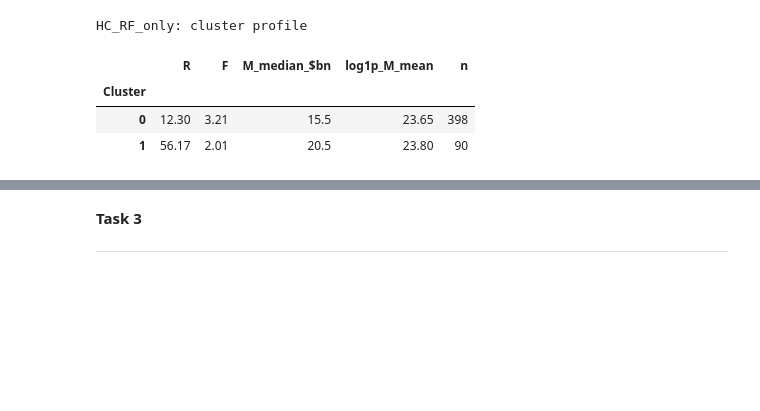
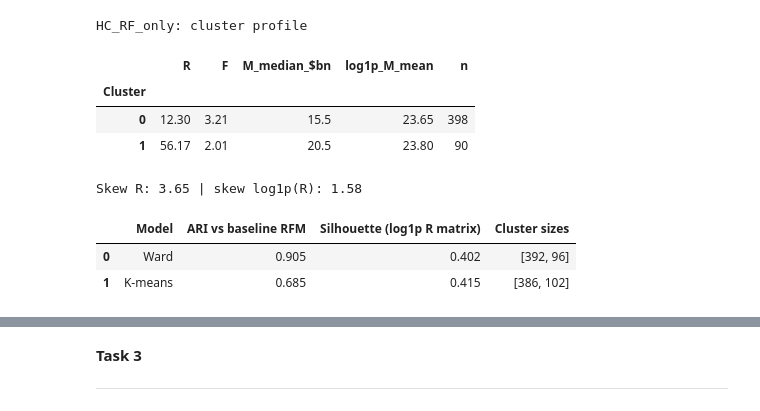
Before and after one commit to Sav200512/sp500-rfm-segmentation-cw, a Jupyter notebook: Task_1_2_and_3_cw_(20232749_W2151870).ipynb, the cells around one changed output, grey strips where cells are left out. Cells and saved outputs as stored; diff of their text form; code cells hidden in the pictures; blank space fills up the shorter version.

```diff
--- a/Task_1_2_and_3_cw_(20232749_W2151870).ipynb
+++ b/Task_1_2_and_3_cw_(20232749_W2151870).ipynb
@@ -1358,3 +1372,24 @@ HC_RF_only: cluster profile
 | Cluster |  |  |  |  |  |
 | 0 | 12.30 | 3.21 | 15.5 | 23.65 | 398 |
 | 1 | 56.17 | 2.01 | 20.5 | 23.80 | 90 |
+# %%
+#Robustness for 2.1: log1p(R) instead of R
+dfr = df.copy()
+dfr["log1p_R"] = np.log1p(dfr["R"])
+print("Skew R:", round(dfr["R"].skew(), 2), "| skew log1p(R):", round(dfr["log1p_R"].skew(), 2))
+LOGR_COLS = ["log1p_R", "F", "log1p_M"]
+X_logR = pd.DataFrame(StandardScaler().fit_transform(dfr[LOGR_COLS]), index=dfr.index, columns=LOGR_COLS)
+lab_w = cut_tree(linkage(X_logR.values, method="ward", metric="euclidean"), n_clusters=2).ravel()
+lab_k = KMeans(n_clusters=2, n_init=20, random_state=SEED).fit_predict(X_logR)
+rob = pd.DataFrame([
+    {"Model": "Ward",    "ARI vs baseline RFM": adjusted_rand_score(assign["HC_RFM"], lab_w),
+     "Silhouette (log1p R matrix)": silhouette_score(X_logR, lab_w), "Cluster sizes": sorted(np.bincount(lab_w).tolist(), reverse=True)},
+    {"Model": "K-means", "ARI vs baseline RFM": adjusted_rand_score(assign["KM_RFM"], lab_k),
+     "Silhouette (log1p R matrix)": silhouette_score(X_logR, lab_k), "Cluster sizes": sorted(np.bincount(lab_k).tolist(), reverse=True)},
+]).round(3)
+display(rob); rob.to_csv("data/processed/robustness_log1p_R.csv", index=False)
+# %% [output]
+Skew R: 3.65 | skew log1p(R): 1.58
+|  | Model | ARI vs baseline RFM | Silhouette (log1p R matrix) | Cluster sizes |
+| 0 | Ward | 0.905 | 0.402 | [392, 96] |
+| 1 | K-means | 0.685 | 0.415 | [386, 102] |
```
Also changed, not shown: parts of 10 cells of this notebook.
